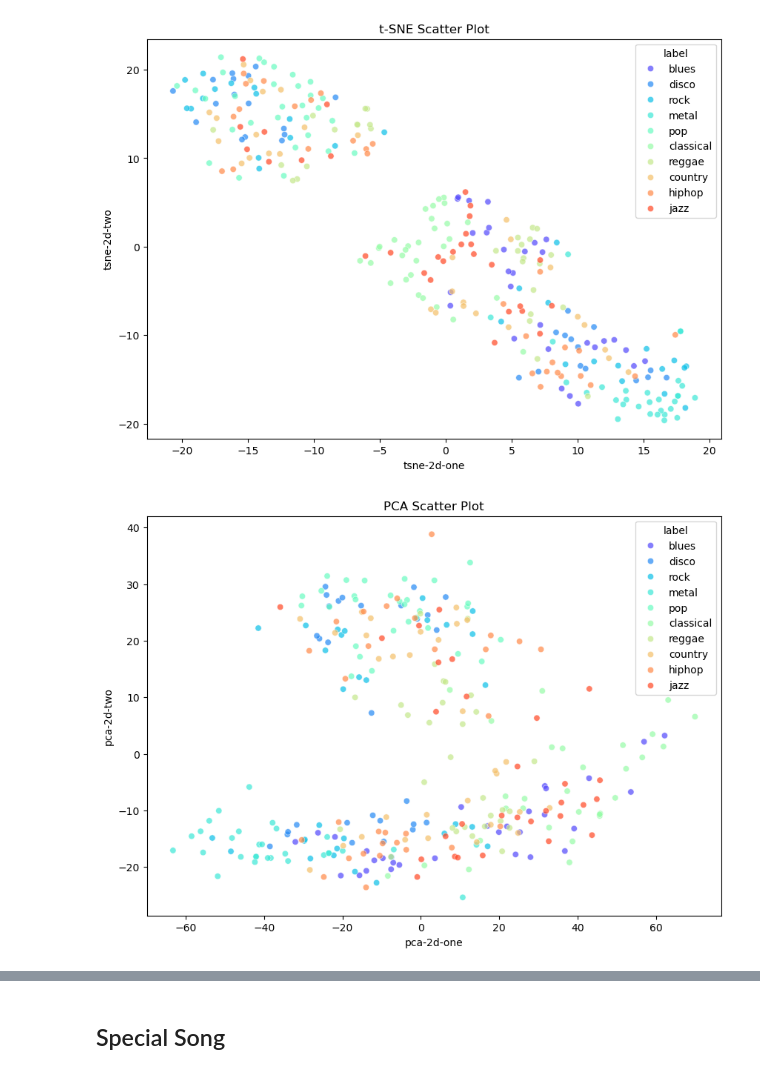
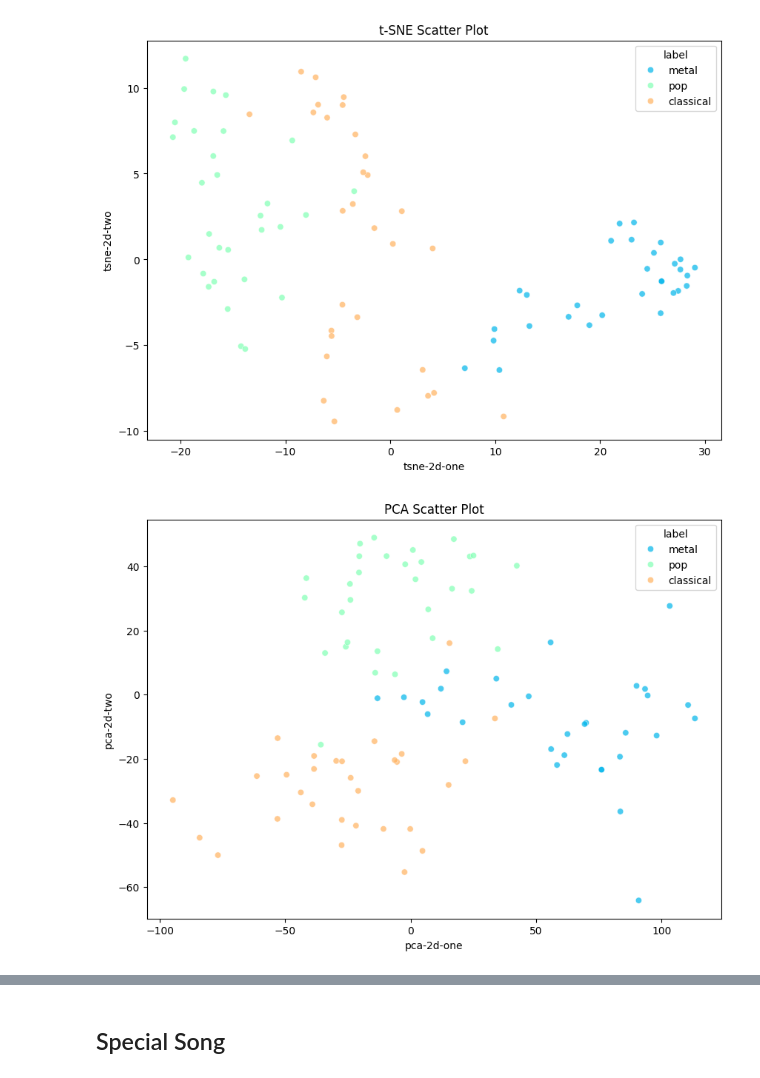
Before and after one commit to Audiofool934/Data-Side-of-the-Moon, a Jupyter notebook: code/visual.ipynb, the cells around one changed output, grey strips where cells are left out. Saved outputs shown, nothing was run; the diff lists cells and outputs as text; code cells hidden in the pictures.

```diff
--- a/code/visual.ipynb
+++ b/code/visual.ipynb
@@ -16,8 +16,8 @@ import visualization as v
 
 import librosa.display
 # %%
-model_save_path="models/Echoes_128"
-
+model_save_path="models/Echoes"
+csv_path = 'output/Echoes_output/gtzan_encoded.csv'
 encoded_space_dim=128
 # %%
 encoder=load_encoder(f"{model_save_path}/encoder.pth", encoded_space_dim=encoded_space_dim)
@@ -47,7 +47,7 @@ Decoder(
   )
 )
 # %%
-encoded_samples = pd.read_csv('output/Echoes_output/gtzan_encoded-128.csv')
+encoded_samples = pd.read_csv(csv_path)
 encoded_samples
 # %% [output]
 |  | Enc. Variable 0 | Enc. Variable 1 | Enc. Variable 2 | Enc. Variable 3 | Enc. Variable 4 | Enc. Variable 5 | ... |
@@ -82,19 +82,19 @@ X
 300 rows × 128 columns
 # %%
 # selected_labels = ['hiphop', 'rock']
-selected_labels = ['blues', 'disco', 'rock', 'metal', 'pop', 'classical', 'reggae', 'country','hiphop','jazz']
-# selected_labels = ['classical', 'metal']
+# selected_labels = ['blues', 'disco', 'rock', 'metal', 'pop', 'classical', 'reggae', 'country','hiphop','jazz']
+selected_labels = ['classical', 'metal', "pop"]
 # selected_labels = ['classical', 'reggae']
 
 
 # plot_original_data(encoded_samples, selected_labels)
 v.plot_tsne(encoded_samples, X, selected_labels)
 v.plot_pca(encoded_samples, X, selected_labels)
 
 # v.plot_all(encoded_samples, X, selected_labels)
 # %% [output]
-[figure, old version]
+[figure, new version]
-[figure, old version]
+[figure, new version]
 # %%
 # 标准化数据
 scaler = StandardScaler()
```
Also changed, not shown: parts of 7 cells of this notebook, 8 other files.
